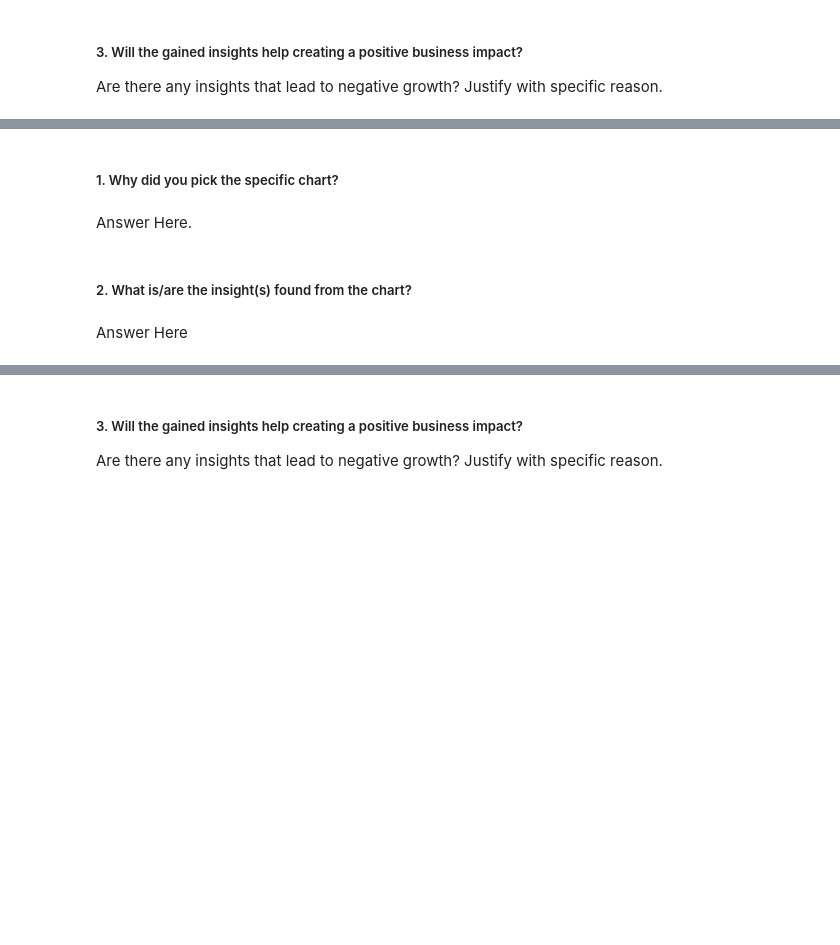
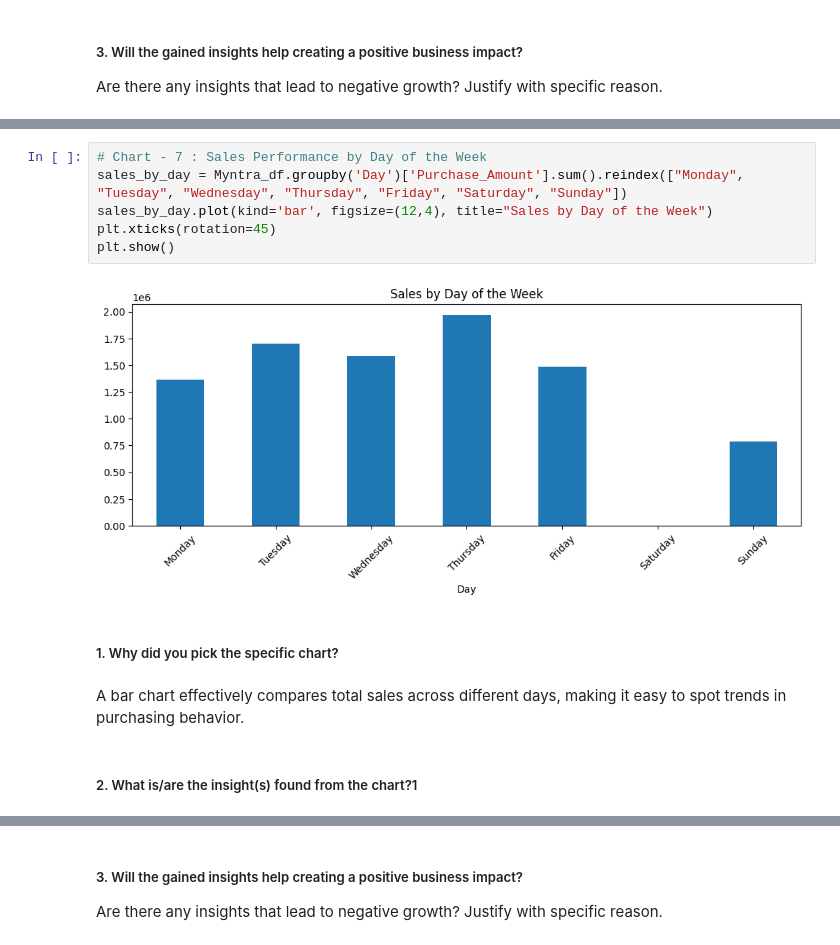
Before and after one commit to akshat-mishra-ds/Myntra-Online-Retail-Customer-Segmentation, a Jupyter notebook: Myntra_Online_Retail_Customer_Segmentation.ipynb, the cells around one changed output, grey strips where cells are left out. Saved outputs shown, nothing was run; the diff lists cells and outputs as text; blank space fills up the shorter version.

```diff
--- a/Myntra_Online_Retail_Customer_Segmentation.ipynb
+++ b/Myntra_Online_Retail_Customer_Segmentation.ipynb
@@ -504,8 +537,14 @@ Answer Here
+# %%
+# Chart - 7 : Sales Performance by Day of the Week
+sales_by_day = Myntra_df.groupby('Day')['Purchase_Amount'].sum().reindex(["Monday", "Tuesday", "Wednesday", "Thursday", "Friday", "Saturday", "Sunday"])
+sales_by_day.plot(kind='bar', figsize=(12,4), title="Sales by Day of the Week")
+plt.xticks(rotation=45)
+plt.show()
+# %% [output]
+[figure, added]
 # %% [markdown]
 ##### 1. Why did you pick the specific chart?
-# %% [markdown]
-Answer Here.
+# %% [markdown]
+A bar chart effectively compares total sales across different days, making it easy to spot trends in purchasing behavior.
 # %% [markdown]
-##### 2. What is/are the insight(s) found from the chart?
+##### 2. What is/are the insight(s) found from the chart?1
-# %% [markdown]
-Answer Here
```
Also changed, not shown: parts of 25 cells of this notebook.
